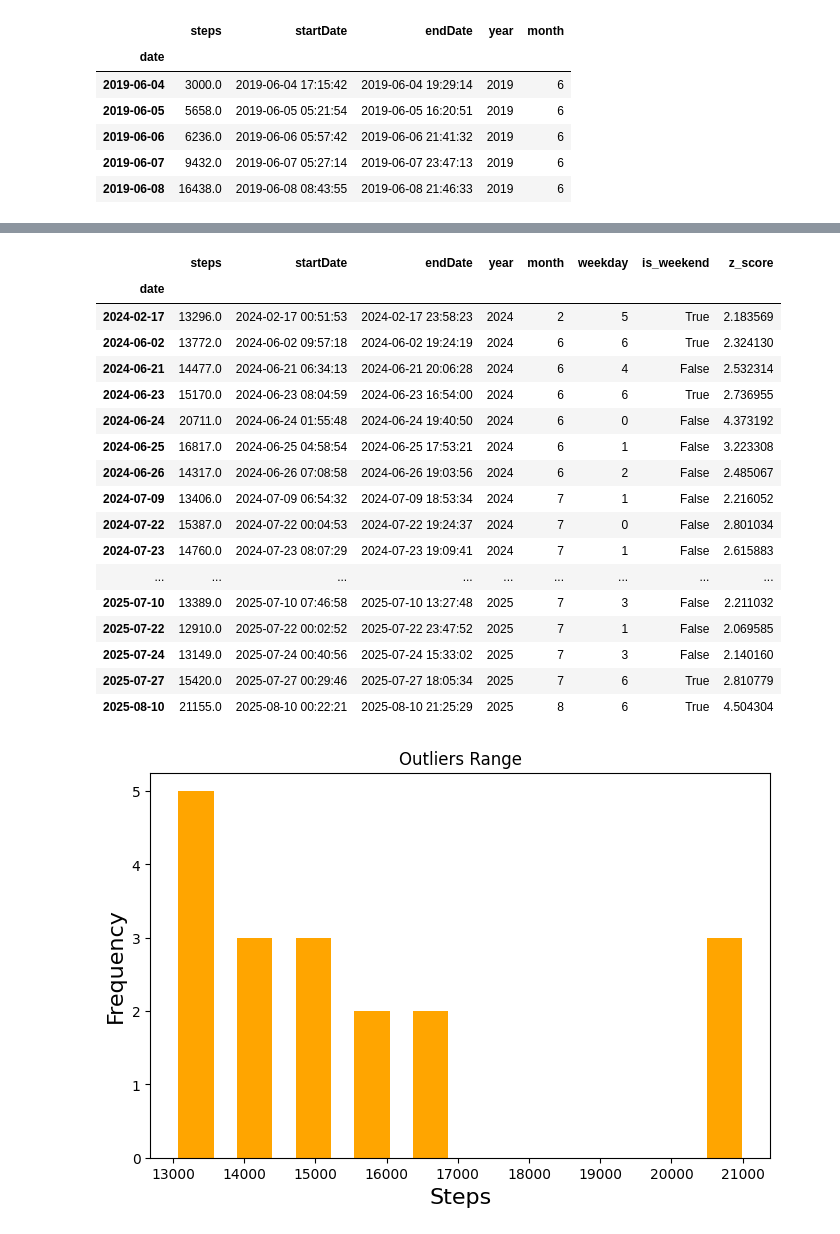
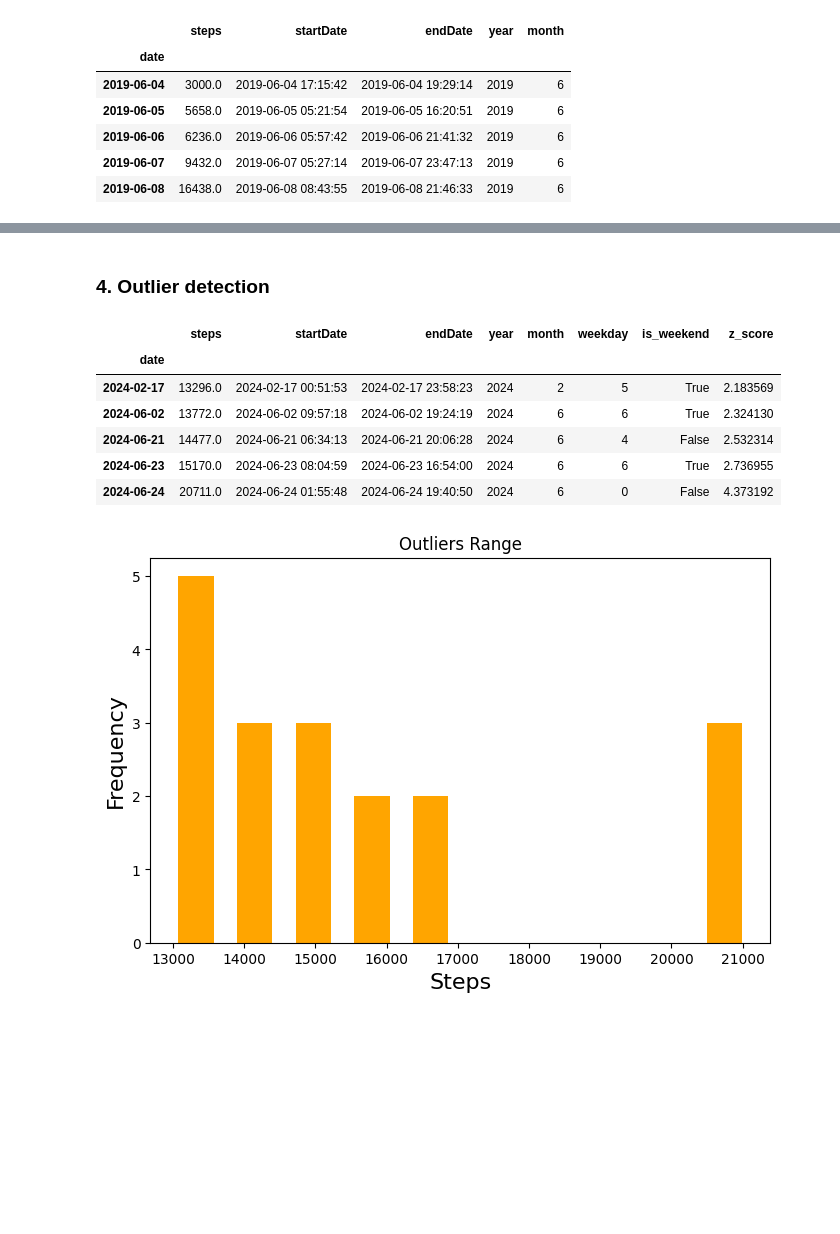
Before and after one commit to zsykk/pet_prject, a Jupyter notebook: pet_project.ipynb, the cells around one changed output, grey strips where cells are left out. Drawn from its saved outputs; the diff is of its cells as text; code cells hidden in the pictures; blank space fills up the shorter version.

```diff
--- a/pet_project.ipynb
+++ b/pet_project.ipynb
@@ -207,29 +175,19 @@ df_filtered
+# %% [markdown]
+### 4. Outlier detection
 # %%
 # Detect of outliers using z-score defined by greater than 2 standard deviations
 mean_steps = df_filtered['steps'].mean()
 std_steps = df_filtered['steps'].std()
 
 df_filtered['z_score'] = (df_filtered['steps'] - mean_steps) / std_steps
-
 anomalies = df_filtered[abs(df_filtered['z_score']) > 2]
-display(anomalies)
+display(anomalies.head())
 # %% [output]
 |  | steps | startDate | endDate | year | month | weekday | is_weekend | z_score |
 | date |  |  |  |  |  |  |  |  |
 | 2024-02-17 | 13296.0 | 2024-02-17 00:51:53 | 2024-02-17 23:58:23 | 2024 | 2 | 5 | True | 2.183569 |
 | 2024-06-02 | 13772.0 | 2024-06-02 09:57:18 | 2024-06-02 19:24:19 | 2024 | 6 | 6 | True | 2.324130 |
 | 2024-06-21 | 14477.0 | 2024-06-21 06:34:13 | 2024-06-21 20:06:28 | 2024 | 6 | 4 | False | 2.532314 |
 | 2024-06-23 | 15170.0 | 2024-06-23 08:04:59 | 2024-06-23 16:54:00 | 2024 | 6 | 6 | True | 2.736955 |
 | 2024-06-24 | 20711.0 | 2024-06-24 01:55:48 | 2024-06-24 19:40:50 | 2024 | 6 | 0 | False | 4.373192 |
-| 2024-06-25 | 16817.0 | 2024-06-25 04:58:54 | 2024-06-25 17:53:21 | 2024 | 6 | 1 | False | 3.223308 |
-| 2024-06-26 | 14317.0 | 2024-06-26 07:08:58 | 2024-06-26 19:03:56 | 2024 | 6 | 2 | False | 2.485067 |
-| 2024-07-09 | 13406.0 | 2024-07-09 06:54:32 | 2024-07-09 18:53:34 | 2024 | 7 | 1 | False | 2.216052 |
-| 2024-07-22 | 15387.0 | 2024-07-22 00:04:53 | 2024-07-22 19:24:37 | 2024 | 7 | 0 | False | 2.801034 |
-| 2024-07-23 | 14760.0 | 2024-07-23 08:07:29 | 2024-07-23 19:09:41 | 2024 | 7 | 1 | False | 2.615883 |
-| ... | ... | ... | ... | ... | ... | ... | ... | ... |
-| 2025-07-10 | 13389.0 | 2025-07-10 07:46:58 | 2025-07-10 13:27:48 | 2025 | 7 | 3 | False | 2.211032 |
-| 2025-07-22 | 12910.0 | 2025-07-22 00:02:52 | 2025-07-22 23:47:52 | 2025 | 7 | 1 | False | 2.069585 |
-| 2025-07-24 | 13149.0 | 2025-07-24 00:40:56 | 2025-07-24 15:33:02 | 2025 | 7 | 3 | False | 2.140160 |
-| 2025-07-27 | 15420.0 | 2025-07-27 00:29:46 | 2025-07-27 18:05:34 | 2025 | 7 | 6 | True | 2.810779 |
-| 2025-08-10 | 21155.0 | 2025-08-10 00:22:21 | 2025-08-10 21:25:29 | 2025 | 8 | 6 | True | 4.504304 |
 # %%
```
Also changed, not shown: parts of 21 cells of this notebook, 2 other files.
